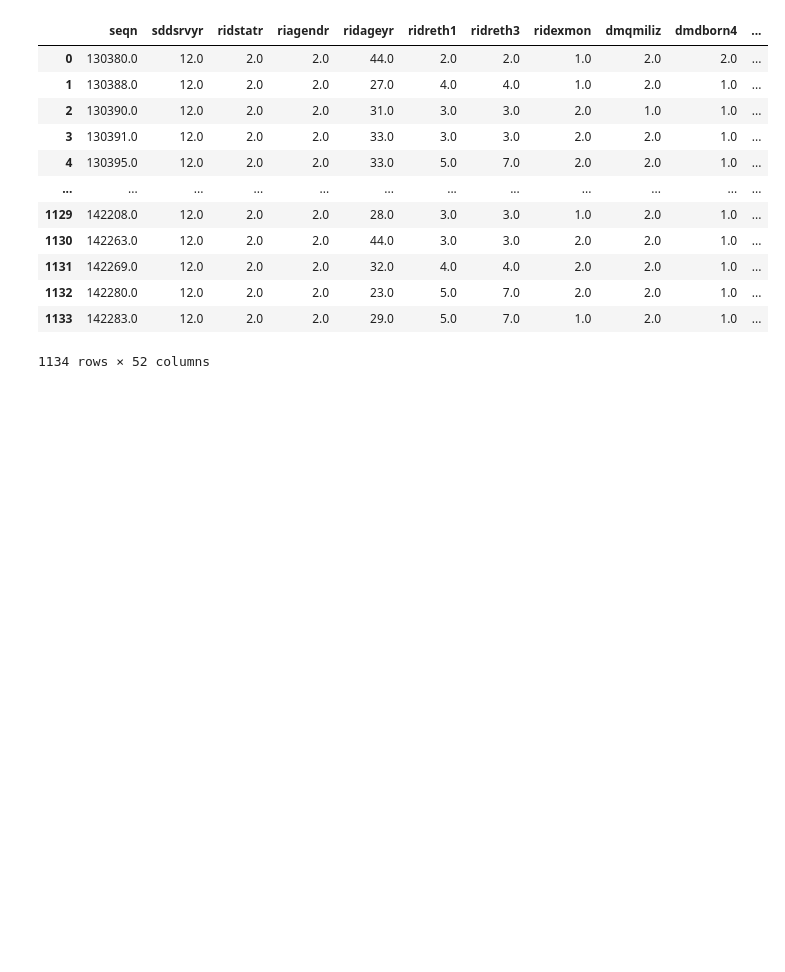
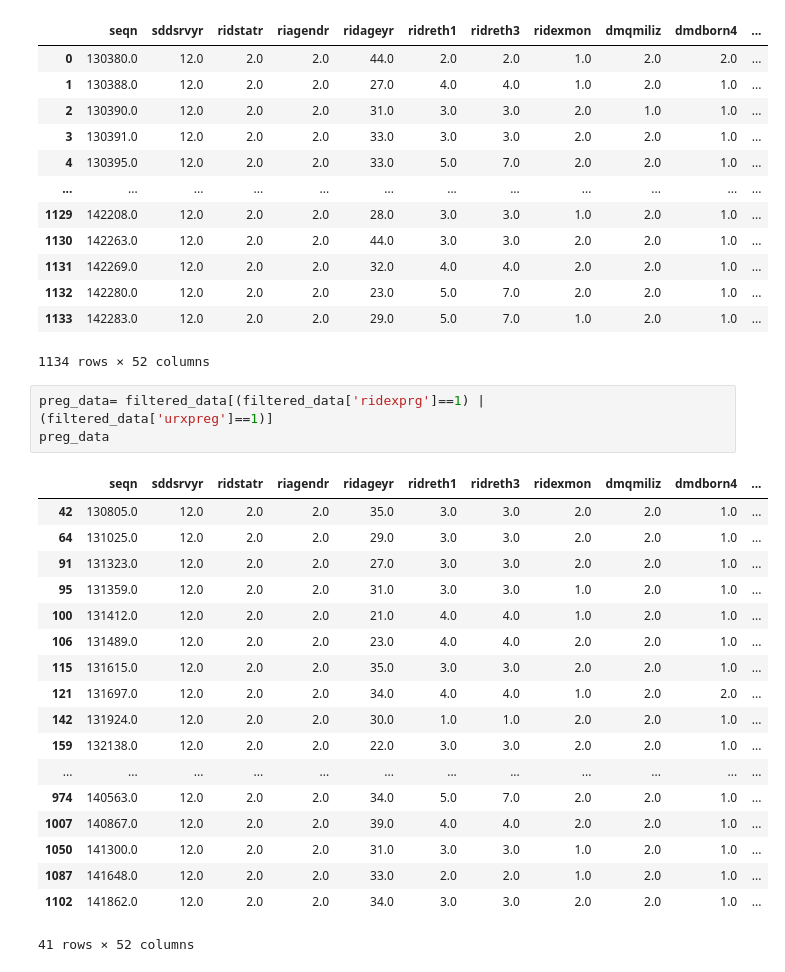
Before and after one commit to manaswithasunkara/Bias-mititgation-Healthcare-, a Jupyter notebook: Bias_Mitigation.ipynb, the cells around one changed output. Saved outputs shown, nothing was run; the diff lists cells and outputs as text; blank space fills up the shorter version.

Commit message:
extracted pregnant data seperately

```diff
--- a/Bias_Mitigation.ipynb
+++ b/Bias_Mitigation.ipynb
@@ -230,3 +230,25 @@ filtered_data
 | 1132 | 142280.0 | 12.0 | 2.0 | 2.0 | 23.0 | 5.0 | 7.0 | 2.0 | 2.0 | 1.0 | ... |
 | 1133 | 142283.0 | 12.0 | 2.0 | 2.0 | 29.0 | 5.0 | 7.0 | 1.0 | 2.0 | 1.0 | ... |
 1134 rows × 52 columns
+# %%
+preg_data= filtered_data[(filtered_data['ridexprg']==1) | (filtered_data['urxpreg']==1)]
+preg_data
+# %% [output]
+|  | seqn | sddsrvyr | ridstatr | riagendr | ridageyr | ridreth1 | ridreth3 | ridexmon | dmqmiliz | dmdborn4 | ... |
+| 42 | 130805.0 | 12.0 | 2.0 | 2.0 | 35.0 | 3.0 | 3.0 | 2.0 | 2.0 | 1.0 | ... |
+| 64 | 131025.0 | 12.0 | 2.0 | 2.0 | 29.0 | 3.0 | 3.0 | 2.0 | 2.0 | 1.0 | ... |
+| 91 | 131323.0 | 12.0 | 2.0 | 2.0 | 27.0 | 3.0 | 3.0 | 2.0 | 2.0 | 1.0 | ... |
+| 95 | 131359.0 | 12.0 | 2.0 | 2.0 | 31.0 | 3.0 | 3.0 | 1.0 | 2.0 | 1.0 | ... |
+| 100 | 131412.0 | 12.0 | 2.0 | 2.0 | 21.0 | 4.0 | 4.0 | 1.0 | 2.0 | 1.0 | ... |
+| 106 | 131489.0 | 12.0 | 2.0 | 2.0 | 23.0 | 4.0 | 4.0 | 2.0 | 2.0 | 1.0 | ... |
+| 115 | 131615.0 | 12.0 | 2.0 | 2.0 | 35.0 | 3.0 | 3.0 | 2.0 | 2.0 | 1.0 | ... |
+| 121 | 131697.0 | 12.0 | 2.0 | 2.0 | 34.0 | 4.0 | 4.0 | 1.0 | 2.0 | 2.0 | ... |
+| 142 | 131924.0 | 12.0 | 2.0 | 2.0 | 30.0 | 1.0 | 1.0 | 2.0 | 2.0 | 1.0 | ... |
+| 159 | 132138.0 | 12.0 | 2.0 | 2.0 | 22.0 | 3.0 | 3.0 | 2.0 | 2.0 | 1.0 | ... |
+| ... | ... | ... | ... | ... | ... | ... | ... | ... | ... | ... | ... |
+| 974 | 140563.0 | 12.0 | 2.0 | 2.0 | 34.0 | 5.0 | 7.0 | 2.0 | 2.0 | 1.0 | ... |
+| 1007 | 140867.0 | 12.0 | 2.0 | 2.0 | 39.0 | 4.0 | 4.0 | 2.0 | 2.0 | 1.0 | ... |
+| 1050 | 141300.0 | 12.0 | 2.0 | 2.0 | 31.0 | 3.0 | 3.0 | 1.0 | 2.0 | 1.0 | ... |
+| 1087 | 141648.0 | 12.0 | 2.0 | 2.0 | 33.0 | 2.0 | 2.0 | 1.0 | 2.0 | 1.0 | ... |
+| 1102 | 141862.0 | 12.0 | 2.0 | 2.0 | 34.0 | 3.0 | 3.0 | 2.0 | 2.0 | 1.0 | ... |
+41 rows × 52 columns
```
Also changed, not shown: parts of 1 cell of this notebook.
